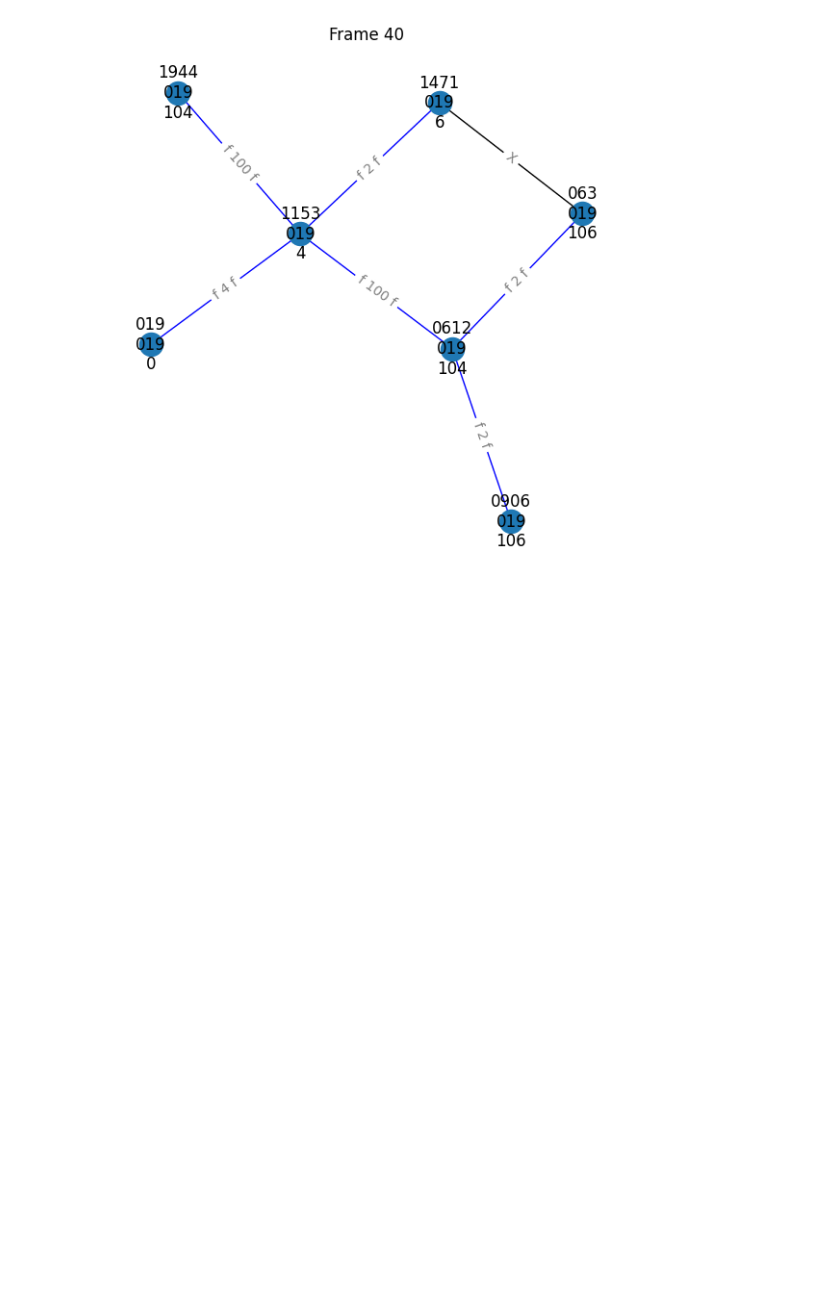
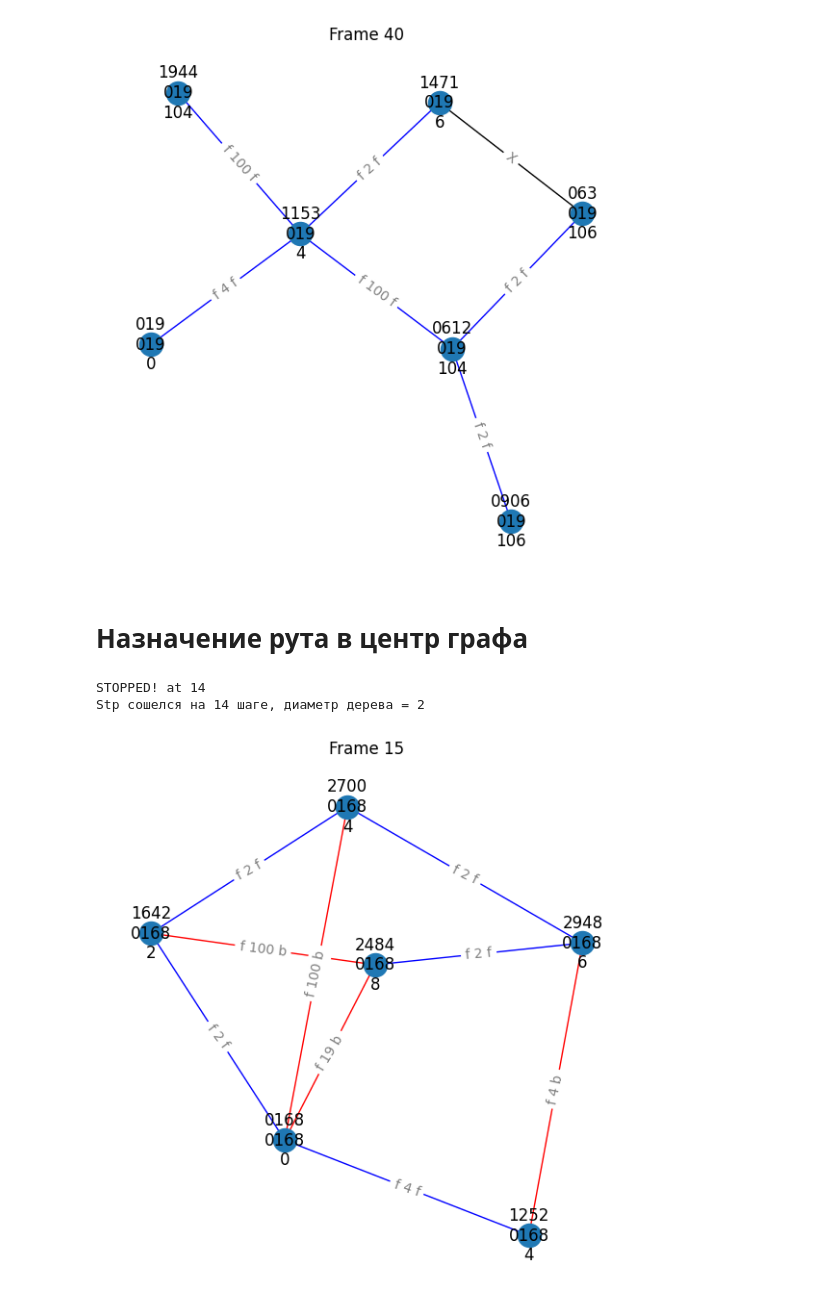
Before and after one commit to Artemmakanov/networks, a Jupyter notebook: stp/drawing.ipynb, the cells around one changed output. Cells and saved outputs as stored; diff of their text form; code cells hidden in the pictures; blank space fills up the shorter version.

```diff
--- a/stp/drawing.ipynb
+++ b/stp/drawing.ipynb
@@ -90,3 +90,15 @@ max_step = 40
 draw_stp(net, 'test-big-cut-3', max_step, broke_time=convergence+1, edgeid=1)
 # %% [output]
 [figure]
+# %% [markdown]
+# Назначение рута в центр графа
+# %%
+net, convergence, dim = find_convergence(7,9, 100, verbose=True, rstp=False, root_in_center=True)
+print(f"Stp сошелся на {convergence} шаге, диаметр дерева = {dim}")
+# %% [output]
+STOPPED! at 14
+Stp сошелся на 14 шаге, диаметр дерева = 2
+# %%
+draw_stp(net, 'test-3-big', convergence+1)
+# %% [output]
+[figure, added]
```
Also changed, not shown: 4 other files.
